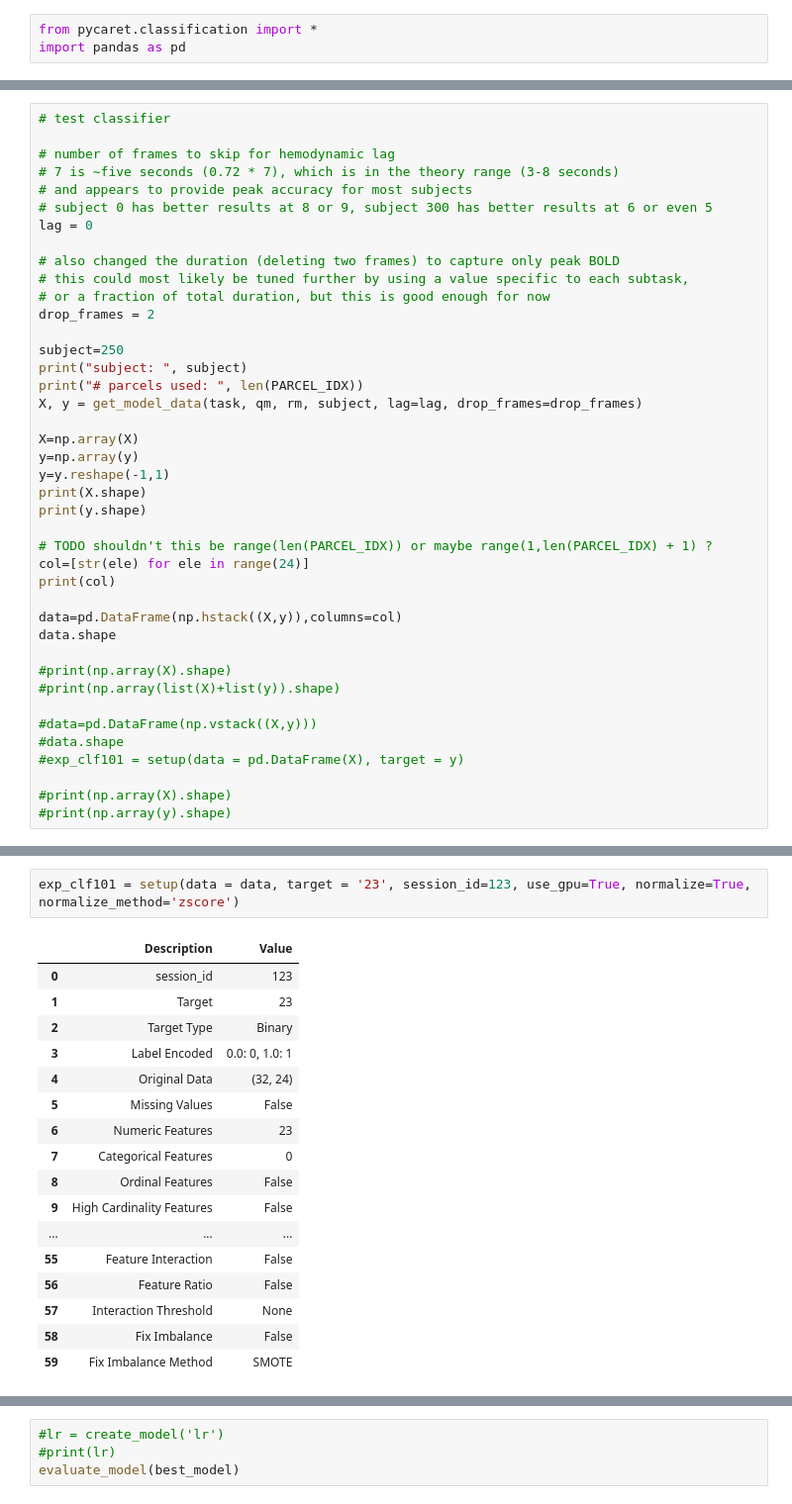
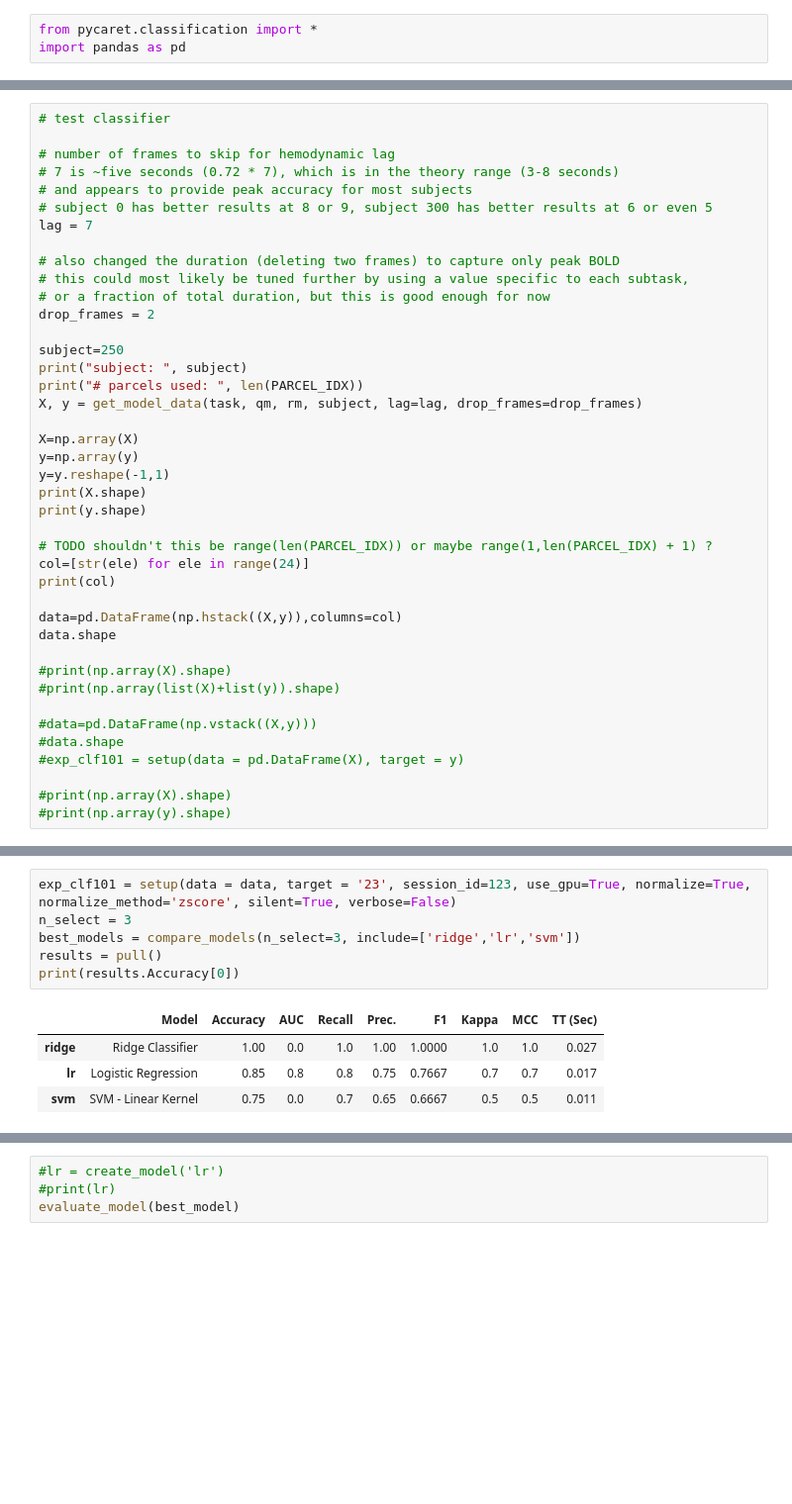
Before and after one commit to wheelerz/butterfly-unicorns, a Jupyter notebook: NMA_Project_2021_Butterfly_Unicorns.ipynb, the cells around one changed output, grey strips where cells are left out. Shown at 99% size. Saved outputs shown, nothing was run; the diff lists cells and outputs as text; blank space fills up the shorter version.

```diff
--- a/NMA_Project_2021_Butterfly_Unicorns.ipynb
+++ b/NMA_Project_2021_Butterfly_Unicorns.ipynb
@@ -691,7 +755,7 @@ import pandas as pd
 # 7 is ~five seconds (0.72 * 7), which is in the theory range (3-8 seconds)
 # and appears to provide peak accuracy for most subjects
 # subject 0 has better results at 8 or 9, subject 300 has better results at 6 or even 5
-lag = 0
+lag = 7
 
 # also changed the duration (deleting two frames) to capture only peak BOLD
 # this could most likely be tuned further by using a value specific to each subtask,
@@ -743,20 +807,11 @@ using drop_frames of  2
 # %%
-exp_clf101 = setup(data = data, target = '23', session_id=123, use_gpu=True, normalize=True, normalize_method='zscore')
+exp_clf101 = setup(data = data, target = '23', session_id=123, use_gpu=True, normalize=True, normalize_method='zscore', silent=True, verbose=False)
+n_select = 3
+best_models = compare_models(n_select=3, include=['ridge','lr','svm'])
+results = pull()
+print(results.Accuracy[0])
 # %% [output]
-|  | Description | Value |
-| 0 | session_id | 123 |
-| 1 | Target | 23 |
-| 2 | Target Type | Binary |
-| 3 | Label Encoded | 0.0: 0, 1.0: 1 |
-| 4 | Original Data | (32, 24) |
-| 5 | Missing Values | False |
-| 6 | Numeric Features | 23 |
-| 7 | Categorical Features | 0 |
-| 8 | Ordinal Features | False |
-| 9 | High Cardinality Features | False |
-| ... | ... | ... |
-| 55 | Feature Interaction | False |
-| 56 | Feature Ratio | False |
-| 57 | Interaction Threshold | None |
-| 58 | Fix Imbalance | False |
-| 59 | Fix Imbalance Method | SMOTE |
+|  | Model | Accuracy | AUC | Recall | Prec. | F1 | Kappa | MCC | TT (Sec) |
+| ridge | Ridge Classifier | 1.00 | 0.0 | 1.0 | 1.00 | 1.0000 | 1.0 | 1.0 | 0.027 |
+| lr | Logistic Regression | 0.85 | 0.8 | 0.8 | 0.75 | 0.7667 | 0.7 | 0.7 | 0.017 |
+| svm | SVM - Linear Kernel | 0.75 | 0.0 | 0.7 | 0.65 | 0.6667 | 0.5 | 0.5 | 0.011 |
```
Also changed, not shown: parts of 8 cells of this notebook.
